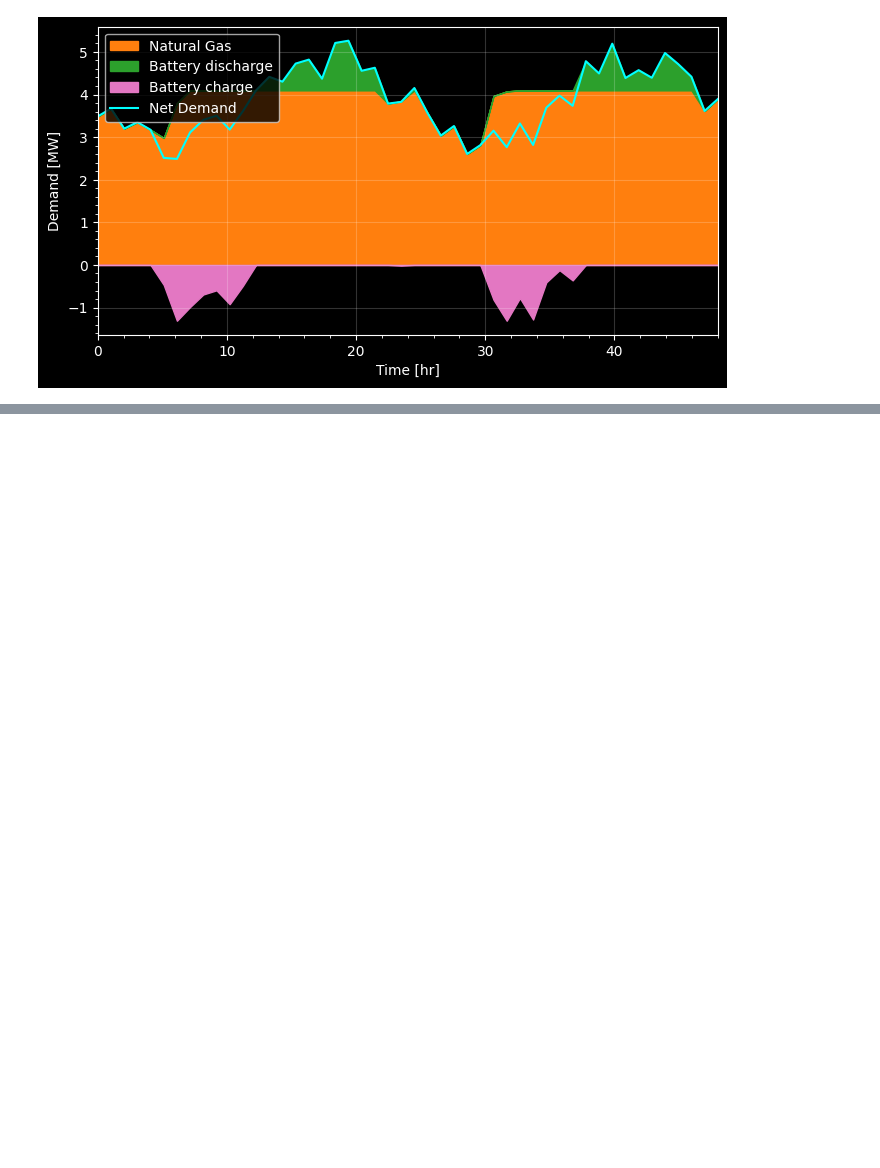
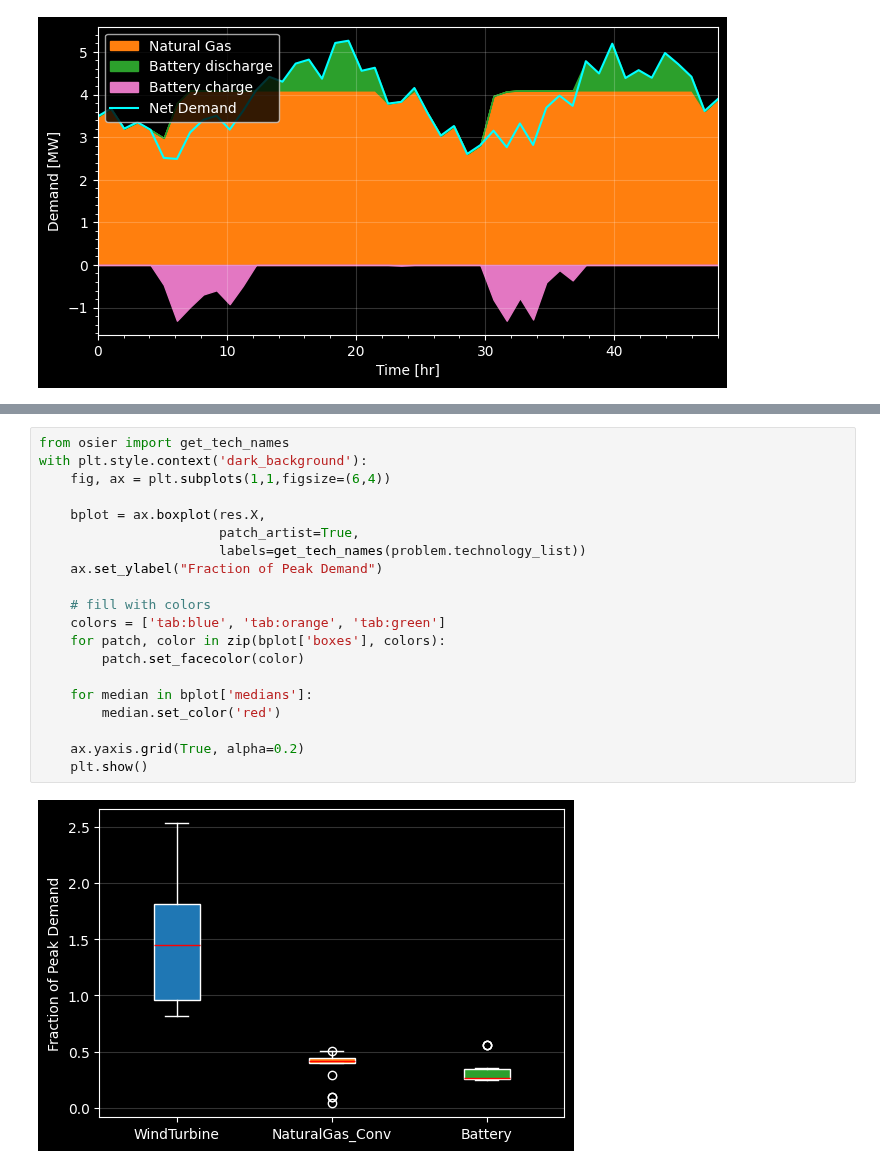
Before and after one commit to arfc/osier, a Jupyter notebook: docs/source/examples/capacity_expansion_tutorial.ipynb, the cells around one changed output, grey strips where cells are left out. Cells and saved outputs as stored; diff of their text form; blank space fills up the shorter version.

```diff
--- a/docs/source/examples/capacity_expansion_tutorial.ipynb
+++ b/docs/source/examples/capacity_expansion_tutorial.ipynb
@@ -226,0 +430,22 @@ with plt.style.context("dark_background"):
+# %%
+from osier import get_tech_names
+with plt.style.context('dark_background'):
+    fig, ax = plt.subplots(1,1,figsize=(6,4))
+
+    bplot = ax.boxplot(res.X,
+                       patch_artist=True,
+                       labels=get_tech_names(problem.technology_list))
+    ax.set_ylabel("Fraction of Peak Demand")
+
+    # fill with colors
+    colors = ['tab:blue', 'tab:orange', 'tab:green']
+    for patch, color in zip(bplot['boxes'], colors):
+        patch.set_facecolor(color)
+
+    for median in bplot['medians']:
+        median.set_color('red')
+
+    ax.yaxis.grid(True, alpha=0.2)
+    plt.show()
+# %% [output]
+[figure, added]
```
Also changed, not shown: parts of 17 cells of this notebook.
